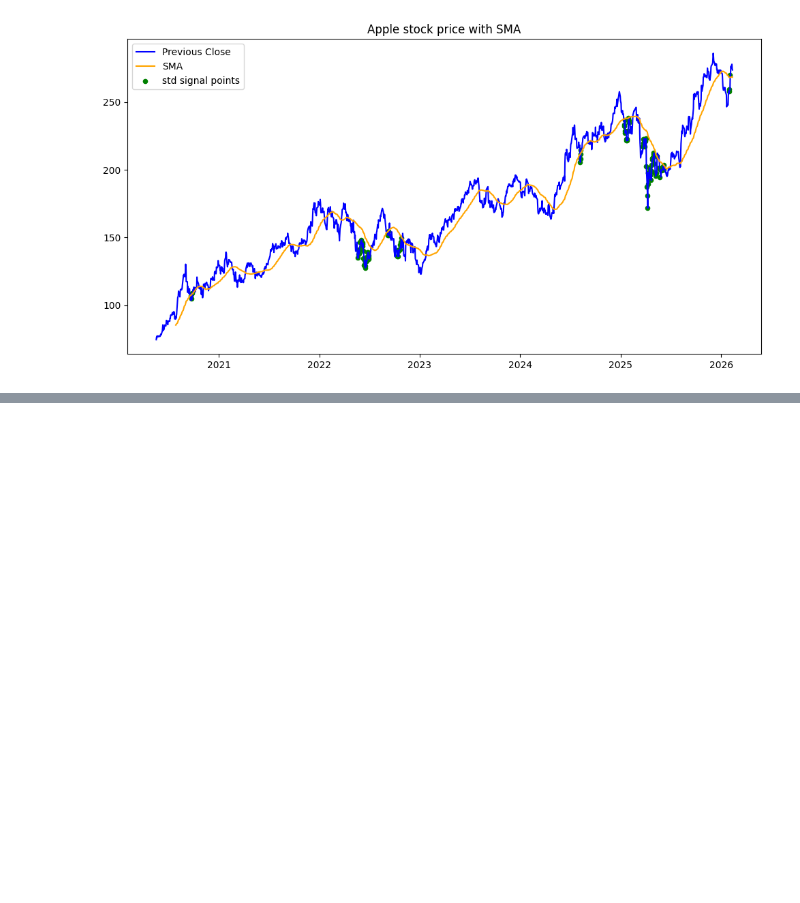
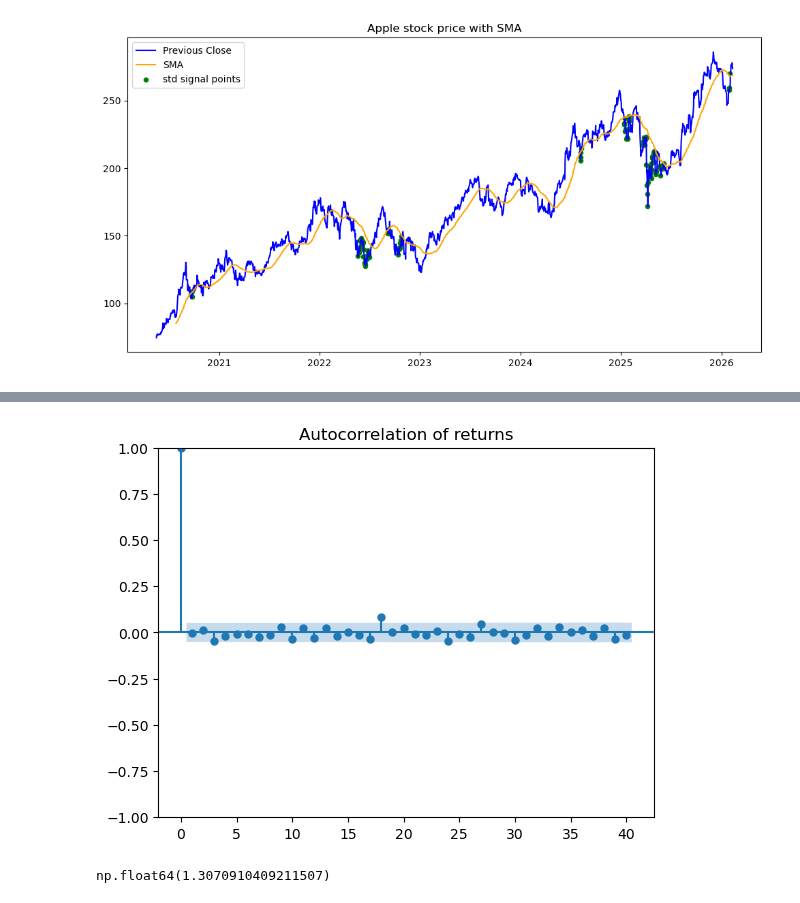
Before and after one commit to mphomutchinya/Financial-Time-Series-Data-Platform, a Jupyter notebook: notebooks/feature_exploration.ipynb, the cells around one changed output, grey strips where cells are left out. Saved outputs shown, nothing was run; the diff lists cells and outputs as text; code cells hidden in the pictures; blank space fills up the shorter version.

```diff
--- a/notebooks/feature_exploration.ipynb
+++ b/notebooks/feature_exploration.ipynb
@@ -209,0 +223,8 @@ plt.plot(df.index, df['returns'])
+# %%
+#now we plot the ACF(Autocorrelation Function) to see if todays returns are affected by lags.
+
+plot_acf(df["returns"].dropna(), lags=40)
+plt.title("Autocorrelation of returns")
+plt.show()
+# %% [output]
+[figure, added]
@@ -209,0 +233,4 @@ plt.plot(df.index, df['returns'])
+# %%
+df["returns"].sum().mean()
+# %% [output]
+np.float64(1.3070910409211507)
```
Also changed, not shown: parts of 22 cells of this notebook, 5 other files.
